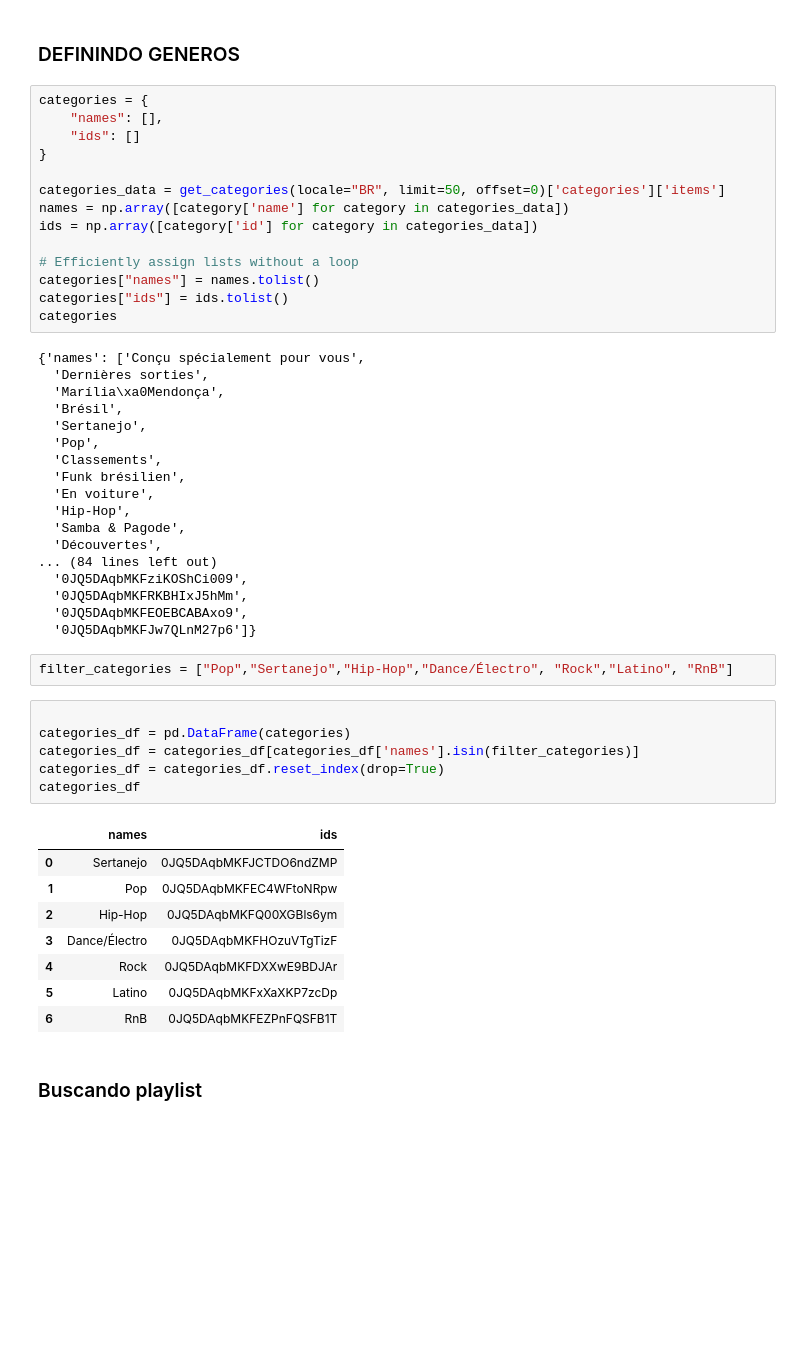
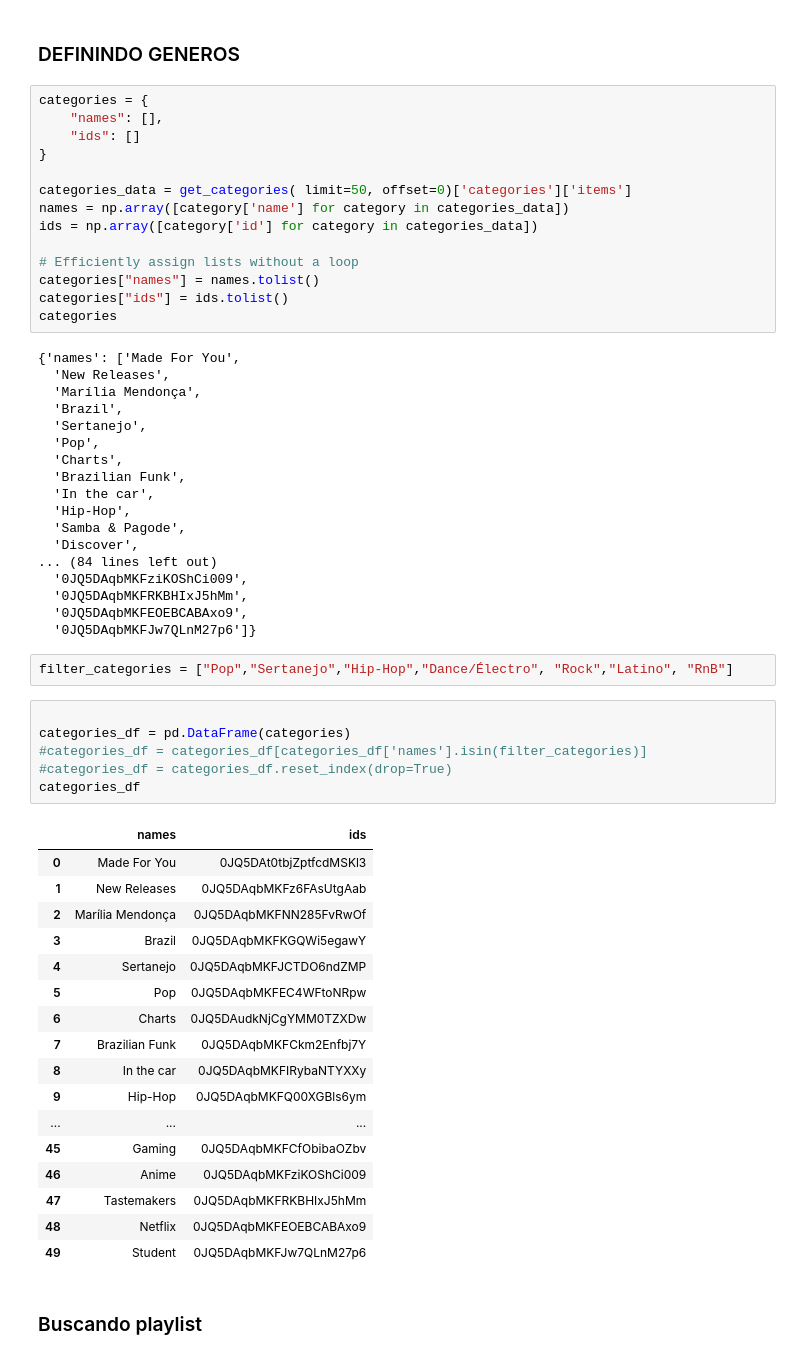
Before and after one commit to CDIMT2024/chorano_e_dancando, a Jupyter notebook: spotfy-AI/spotfy.ipynb, the cells around one changed output. Saved outputs shown, nothing was run; the diff lists cells and outputs as text; blank space fills up the shorter version.

```diff
--- a/spotfy-AI/spotfy.ipynb
+++ b/spotfy-AI/spotfy.ipynb
@@ -424,7 +519,7 @@ categories = {
     "ids": []
 }
 
-categories_data = get_categories(locale="BR", limit=50, offset=0)['categories']['items']
+categories_data = get_categories( limit=50, offset=0)['categories']['items']
 names = np.array([category['name'] for category in categories_data])
 ids = np.array([category['id'] for category in categories_data])
 
@@ -433,18 +528,18 @@ categories["names"] = names.tolist()
 categories["ids"] = ids.tolist()
 categories
 # %% [output]
-{'names': ['Conçu spécialement pour vous',
-  'Dernières sorties',
-  'Marília\xa0Mendonça',
-  'Brésil',
+{'names': ['Made For You',
+  'New Releases',
+  'Marília Mendonça',
+  'Brazil',
   'Sertanejo',
   'Pop',
-  'Classements',
-  'Funk brésilien',
-  'En voiture',
+  'Charts',
+  'Brazilian Funk',
+  'In the car',
   'Hip-Hop',
   'Samba & Pagode',
-  'Découvertes',
+  'Discover',
 ... (84 lines left out)
   '0JQ5DAqbMKFziKOShCi009',
   '0JQ5DAqbMKFRKBHIxJ5hMm',
@@ -455,18 +550,27 @@ filter_categories = ["Pop","Sertanejo","Hip-Hop","Dance/Électro", "Rock","Latin
 # %%
 
 categories_df = pd.DataFrame(categories)
-categories_df = categories_df[categories_df['names'].isin(filter_categories)]
-categories_df = categories_df.reset_index(drop=True)
+#categories_df = categories_df[categories_df['names'].isin(filter_categories)]
+#categories_df = categories_df.reset_index(drop=True)
 categories_df
 # %% [output]
 |  | names | ids |
-| 0 | Sertanejo | 0JQ5DAqbMKFJCTDO6ndZMP |
-| 1 | Pop | 0JQ5DAqbMKFEC4WFtoNRpw |
-| 2 | Hip-Hop | 0JQ5DAqbMKFQ00XGBls6ym |
-| 3 | Dance/Électro | 0JQ5DAqbMKFHOzuVTgTizF |
-| 4 | Rock | 0JQ5DAqbMKFDXXwE9BDJAr |
-| 5 | Latino | 0JQ5DAqbMKFxXaXKP7zcDp |
-| 6 | RnB | 0JQ5DAqbMKFEZPnFQSFB1T |
+| 0 | Made For You | 0JQ5DAt0tbjZptfcdMSKl3 |
+| 1 | New Releases | 0JQ5DAqbMKFz6FAsUtgAab |
+| 2 | Marília Mendonça | 0JQ5DAqbMKFNN285FvRwOf |
+| 3 | Brazil | 0JQ5DAqbMKFKGQWi5egawY |
+| 4 | Sertanejo | 0JQ5DAqbMKFJCTDO6ndZMP |
+| 5 | Pop | 0JQ5DAqbMKFEC4WFtoNRpw |
+| 6 | Charts | 0JQ5DAudkNjCgYMM0TZXDw |
+| 7 | Brazilian Funk | 0JQ5DAqbMKFCkm2Enfbj7Y |
+| 8 | In the car | 0JQ5DAqbMKFIRybaNTYXXy |
+| 9 | Hip-Hop | 0JQ5DAqbMKFQ00XGBls6ym |
+| ... | ... | ... |
+| 45 | Gaming | 0JQ5DAqbMKFCfObibaOZbv |
+| 46 | Anime | 0JQ5DAqbMKFziKOShCi009 |
+| 47 | Tastemakers | 0JQ5DAqbMKFRKBHIxJ5hMm |
+| 48 | Netflix | 0JQ5DAqbMKFEOEBCABAxo9 |
+| 49 | Student | 0JQ5DAqbMKFJw7QLnM27p6 |
 # %% [markdown]
 ### Buscando playlist
 # %%
```
Also changed, not shown: parts of 78 cells of this notebook.
